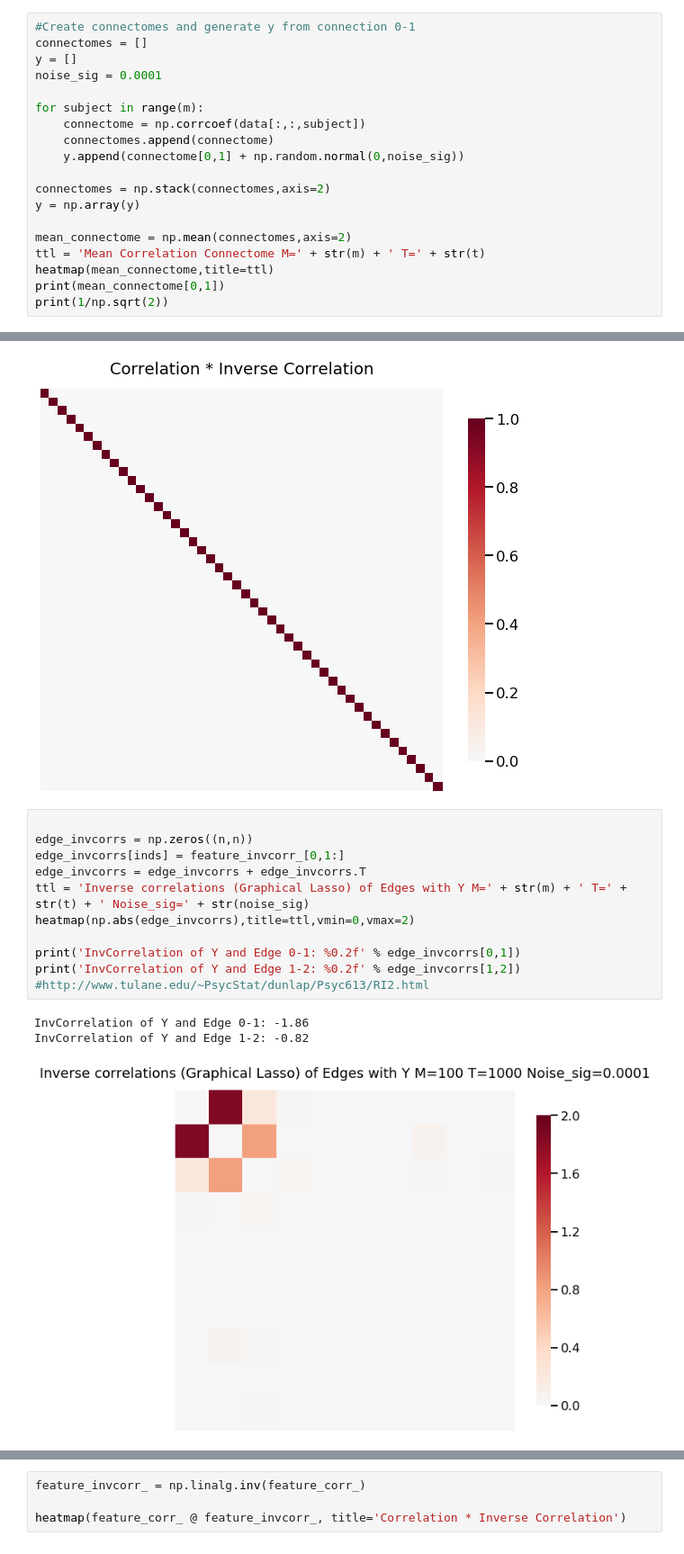
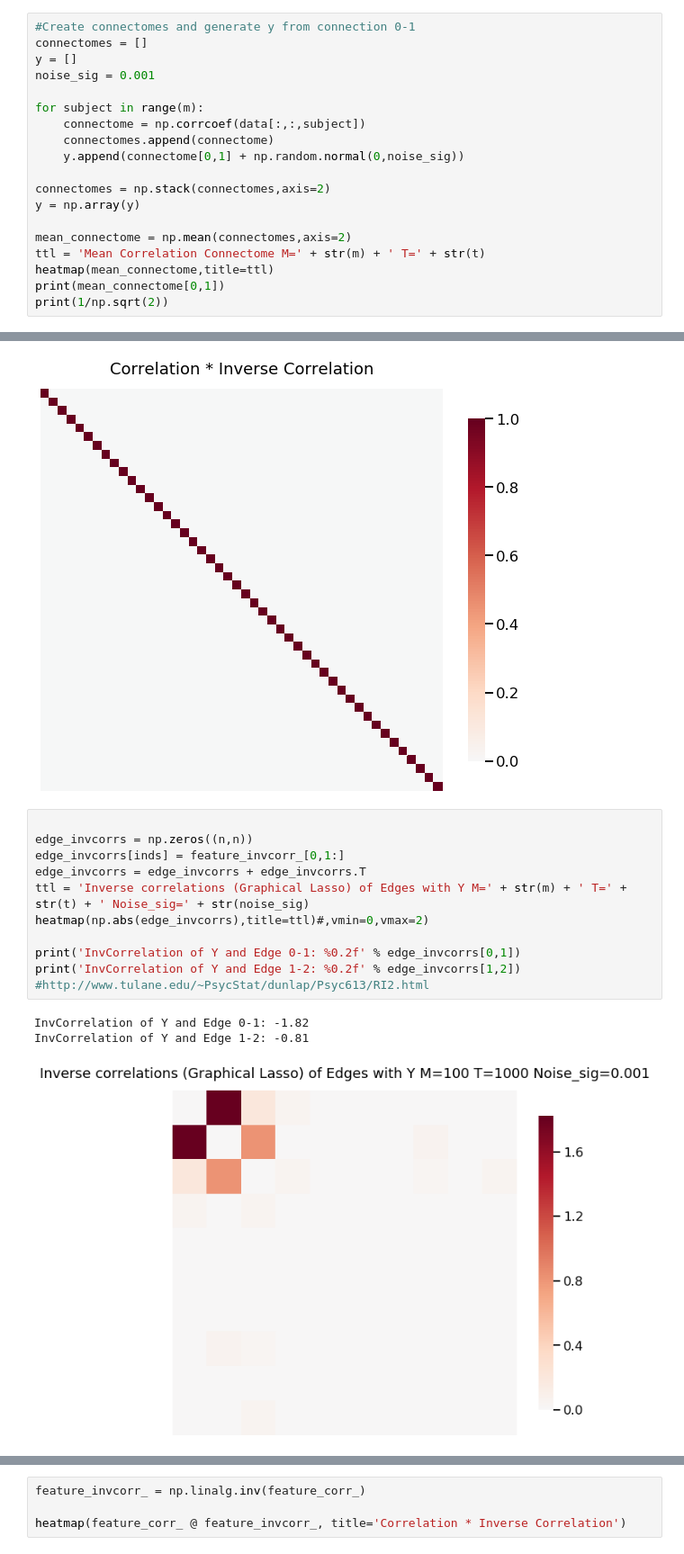
Before and after one commit to neurodata/dos_and_donts, a Jupyter notebook: experiments/experiment_10/experiment_10.ipynb, the cells around one changed output, grey strips where cells are left out. Shown at 90% size. Saved outputs shown, nothing was run; the diff lists cells and outputs as text.

```diff
--- a/experiments/experiment_10/experiment_10.ipynb
+++ b/experiments/experiment_10/experiment_10.ipynb
@@ -31,7 +31,7 @@ data = np.concatenate((n0,data),axis=0)
 #Create connectomes and generate y from connection 0-1
 connectomes = []
 y = []
-noise_sig = 0.0001
+noise_sig = 0.001
 
 for subject in range(m):
     connectome = np.corrcoef(data[:,:,subject])
@@ -99,18 +98,18 @@ heatmap(feature_corr_ @ feature_invcorr_, title='Correlation * Inverse Correlati
 # %%
 
 edge_invcorrs = np.zeros((n,n))
 edge_invcorrs[inds] = feature_invcorr_[0,1:]
 edge_invcorrs = edge_invcorrs + edge_invcorrs.T
 ttl = 'Inverse correlations (Graphical Lasso) of Edges with Y M=' + str(m) + ' T=' + str(t) + ' Noise_sig=' + str(noise_sig)
-heatmap(np.abs(edge_invcorrs),title=ttl,vmin=0,vmax=2)
+heatmap(np.abs(edge_invcorrs),title=ttl)#,vmin=0,vmax=2)
 
 print('InvCorrelation of Y and Edge 0-1: %0.2f' % edge_invcorrs[0,1])
 print('InvCorrelation of Y and Edge 1-2: %0.2f' % edge_invcorrs[1,2])
 #http://www.tulane.edu/~PsycStat/dunlap/Psyc613/RI2.html
 # %% [output]
-InvCorrelation of Y and Edge 0-1: -1.86
-InvCorrelation of Y and Edge 1-2: -0.82
+InvCorrelation of Y and Edge 0-1: -1.82
+InvCorrelation of Y and Edge 1-2: -0.81
-[figure, old version]
+[figure, new version]
 # %%
 #All**************************normal
 feature_corr_ = np.corrcoef(features.T)
```
Also changed, not shown: parts of 2 cells of this notebook, 1 other file.
